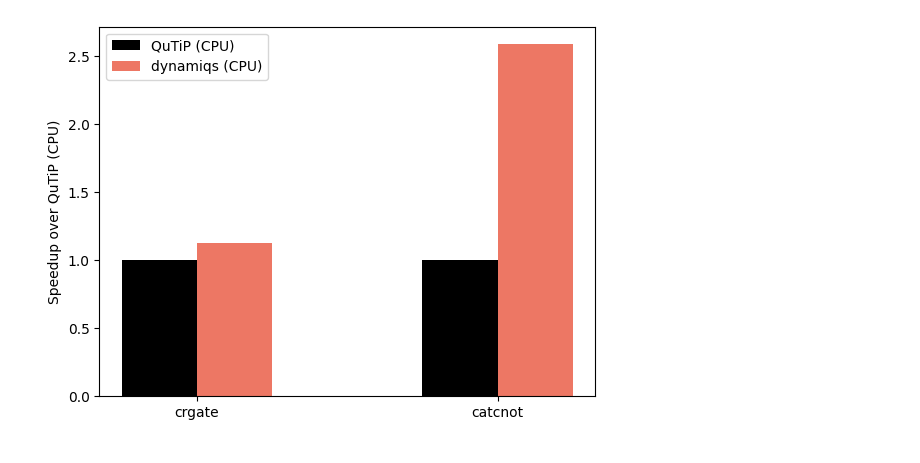
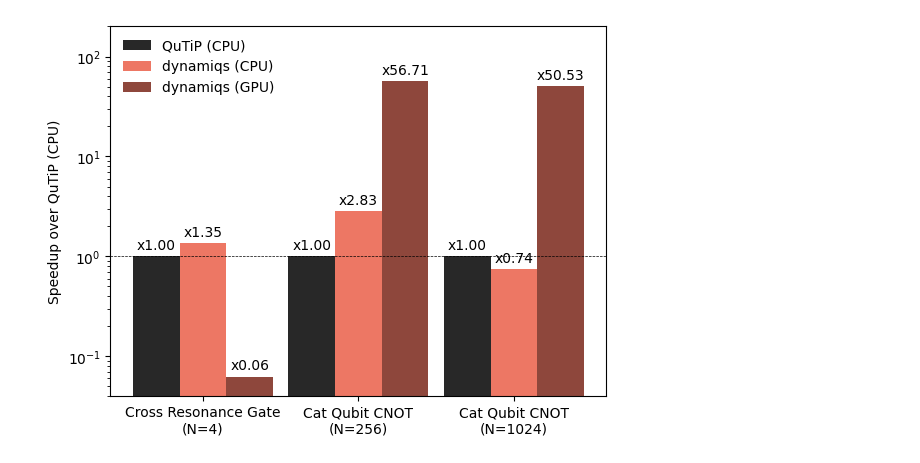
Before and after one commit to dynamiqs/dynamiqs, a Jupyter notebook: benchmarks/run_benchmarks.ipynb, the cells around one changed output. Saved outputs shown, nothing was run; the diff lists cells and outputs as text; code cells hidden in the pictures.

```diff
--- a/benchmarks/run_benchmarks.ipynb
+++ b/benchmarks/run_benchmarks.ipynb
@@ -15,19 +12,26 @@ speedups = {}
 # %%
 # init models
-models = {'Cross Resonance Gate': CrossResonanceGate(), 'Cat Qubit CNOT': CatCNOT()}
+models = {
+    'crgate': CrossResonanceGate(),
+    'catcnot16': CatCNOT(N=16),
+    'catcnot32': CatCNOT(N=32)
+}
 
+# compute speedups for each model
+speedups = {}
 for label, model in models.items():
     print(f'Running benchmark for {label}')  # noqa: T201
-    # run the model once to JIT compile
+
+    # compile the dynamiqs model
     model.run_dynamiqs()
 
     # benchmark models
     dq.set_device('cpu')
-    timer_qutip_cpu = %timeit -o model.run_qutip()
-    timer_dynamiqs_cpu = %timeit -o model.run_dynamiqs()
+    timer_qutip_cpu = %timeit -o -r 1 model.run_qutip()
+    timer_dynamiqs_cpu = %timeit -o -r 1 model.run_dynamiqs()
     if is_gpu_available():
         dq.set_device('gpu')
-        timer_dynamiqs_gpu = %timeit -o model.run_dynamiqs()
+        timer_dynamiqs_gpu = %timeit -o -r 1 model.run_dynamiqs()
 
     # store results
     speedup_cpu = timer_qutip_cpu.average / timer_dynamiqs_cpu.average
@@ -45,18 +56,35 @@ Running benchmark for Cat Qubit CNOT
 # %%
+# prepare plot formatting
+model_labels = {
+    'crgate': 'Cross Resonance Gate\n(N=4)',
+    'catcnot16': 'Cat Qubit CNOT\n(N=256)',
+    'catcnot32': 'Cat Qubit CNOT\n(N=1024)',
+}
+groups = np.arange(len(models))
+colors = ['#282828', '#ed7764']
+labels = ['QuTiP (CPU)', 'dynamiqs (CPU)']
+if is_gpu_available():
+    labels.append('dynamiqs (GPU)')
+    colors.append('#8e473c')
+    width = 0.3
+else:
+    width = 0.45
+
+# create plot
 fig, ax = plt.subplots()
-groups = np.arange(len(models))
-colors = ['k', '#ed7764']
-width = 0.45
-labels = ['QuTiP (CPU)', 'dynamiqs (CPU)']
+ax.axhline(1.0, 0, len(models), color='k', linestyle='--', lw=0.5)
 
 for i, label in enumerate(labels):
-    offset = width * i
+    offset = i * width
     speedup = [speedups[model][i] for model in models]
-    ax.bar(groups + offset, speedup, width, color=colors[i], label=label)
+    rects = ax.bar(groups + offset, speedup, width, color=colors[i], label=label)
+    ax.bar_label(rects, padding=3, fmt='x%.2f')
 
-ax.legend()
+ax.legend(frameon=False)
 ax.set_ylabel('Speedup over QuTiP (CPU)')
-ax.set_xticks(groups + 0.5 * width, list(models.keys()))
+ax.set_xticks(groups + width, list(model_labels.values()))
+ax.set_yscale('log')
+ax.set_ylim((0.04, 200))
 plt.show()
 # %% [output]
-[figure, old version]
+[figure, new version]
```
Also changed, not shown: parts of 2 cells of this notebook.
